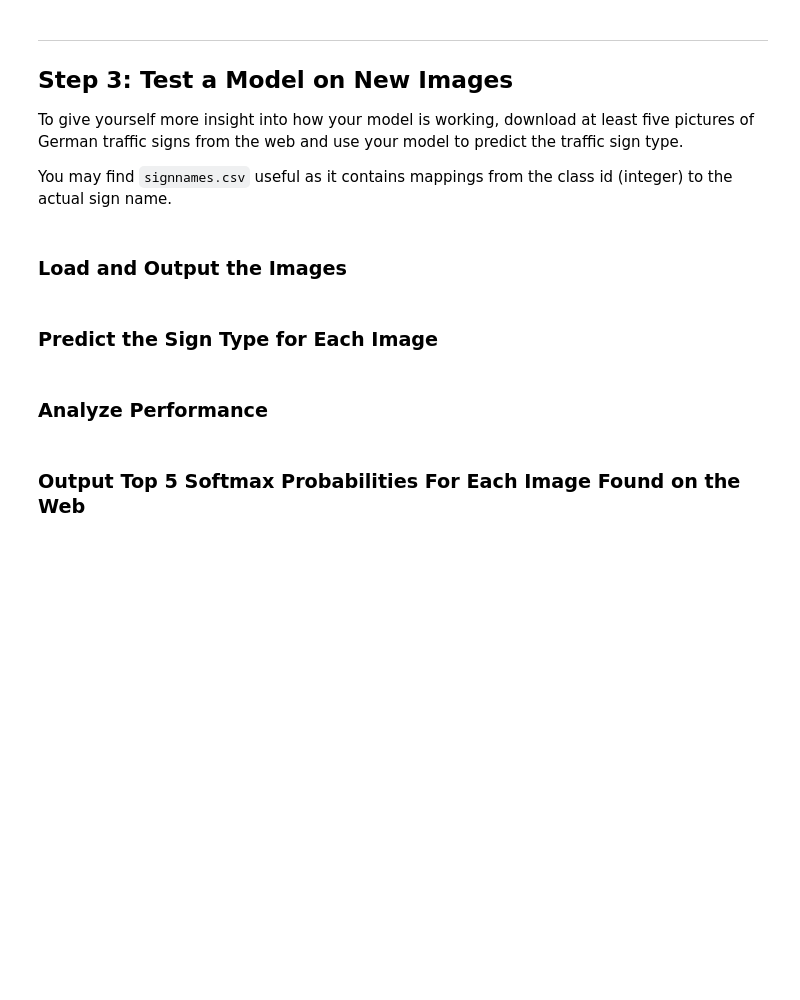
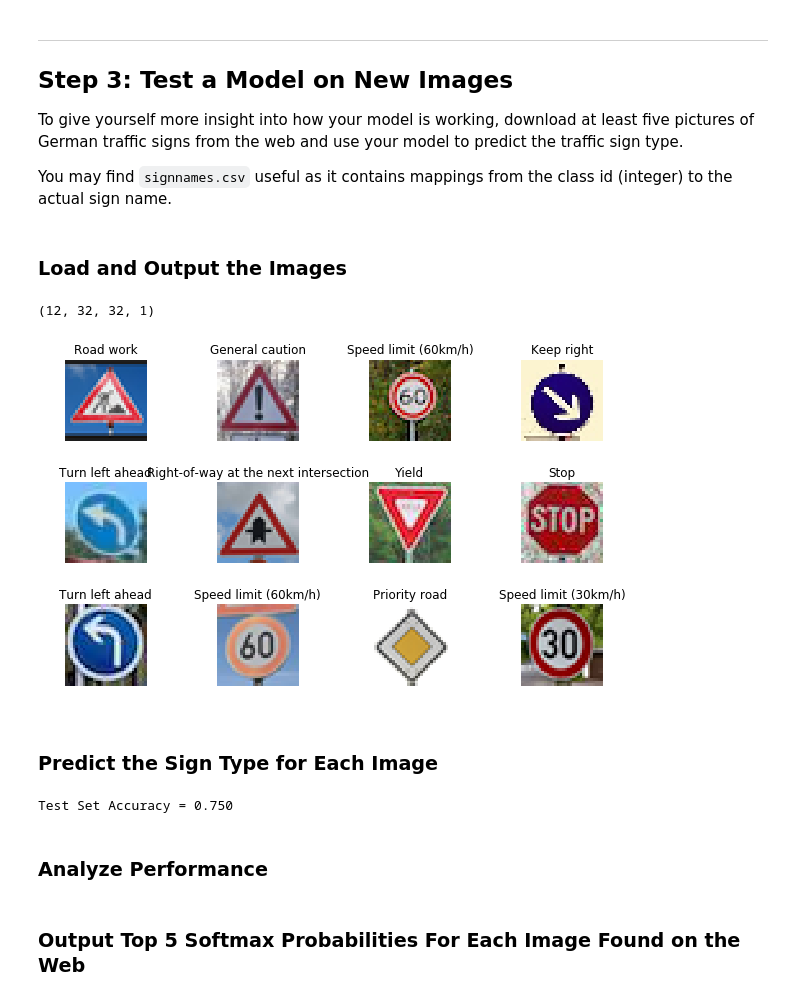
Before and after one commit to shank16/CarND-Traffic-Sign-Classifier-Project, a Jupyter notebook: Traffic_Sign_Classifier.ipynb, the cells around one changed output. Cells and saved outputs as stored; diff of their text form; code cells hidden in the pictures; blank space fills up the shorter version.

```diff
--- a/Traffic_Sign_Classifier.ipynb
+++ b/Traffic_Sign_Classifier.ipynb
@@ -334,7 +343,7 @@ def normalize_grayscale(image_data):
     return x_d
 
 # Iterates through grayscale for each image in the data
-def greyscale(data):
+def grayscale(data):
     gray_images = []
     for image in data:
         gray = cv2.cvtColor(image, cv2.COLOR_RGB2GRAY)
@@ -528,6 +544,8 @@ def LeNet(x):
 
     return logits
 # %%
+# Different structure with major modifications to previous one
+
 def LeNet2(x):
     # Arguments used for tf.truncated_normal, randomly defines variables for the weights and biases for each layer
     mu = 0
@@ -536,7 +554,7 @@ def LeNet2(x):
     # TODO: Layer 1: Convolutional. Input = 32x32x1. Output = 28x28x6.
     conv1_w = tf.Variable(tf.truncated_normal(shape=(5, 5, 1, 6), mean = mu, stddev = sigma))
     conv1_b = tf.Variable(tf.zeros(6))
-    conv1 = tf.nn.conv2d(x, conv1_w, strides=[1,1,1,1], padding='VALID') + conv1_b
+    conv1 = tf.nn.conv2d(x, conv1_w, strides=[1,1,1,1], padding='VALID', name='convolution1') + conv1_b
     print("layer 1 shape:",conv1.get_shape())
 
 
@@ -545,25 +563,25 @@ def LeNet2(x):
 
     # TODO: Pooling. Input = 28x28x6. Output = 14x14x6.
     ksize=[1,2,2,1]
-    conv1_pool = tf.nn.max_pool(conv1, ksize, strides=[1,2,2,1], padding='VALID')
+    conv1_pool = tf.nn.max_pool(conv1, ksize, strides=[1,2,2,1], padding='VALID',name='convolution2')
 
     # TODO: Layer 2: Convolutional. Output = 10x10x16.
     conv2_w = tf.Variable(tf.truncated_normal(shape=(5, 5, 6, 16), mean = mu, stddev = sigma))
     conv2_b = tf.Variable(tf.zeros(16))
-    conv2 = tf.nn.conv2d(conv1_pool, conv2_w, strides=[1,1,1,1], padding='VALID') + conv2_b
+    conv2 = tf.nn.conv2d(conv1_pool, conv2_w, strides=[1,1,1,1], padding='VALID', name='convolution3') + conv2_b
 
     # TODO: Activation.
     conv2 = tf.nn.relu(conv2)
 
     # TODO: Pooling. Input = 10x10x16. Output = 5x5x16.
     ksize2=[1,2,2,1]
-    conv2_p2= tf.nn.max_pool(conv2, ksize2, strides=[1,2,2,1], padding='VALID')
+    conv2_p2= tf.nn.max_pool(conv2, ksize2, strides=[1,2,2,1], padding='VALID',name='convolution4')
     conv2_p2a= conv2_p2
 
     #Layer 3:
     conv3_w = tf.Variable(tf.truncated_normal(shape=(5, 5, 16, 400), mean = mu, stddev = sigma))
     conv3_b = tf.Variable(tf.zeros(400))
-    conv3 = tf.nn.conv2d(conv2_p2, conv3_w, strides=[1,1,1,1], padding='VALID') + conv3_b
+    conv3 = tf.nn.conv2d(conv2_p2, conv3_w, strides=[1,1,1,1], padding='VALID', name='convolution5') + conv3_b
 
     # TODO: Activation.
     conv3 = tf.nn.relu(conv3)
@@ -612,9 +630,11 @@ print('done')
 # %% [output]
 done
 # %%
+#Define learning rate  , cross entropy optimizer and traning opration.
+
 learning_rate = 0.0009
 
-logits = LeNet(x)
+logits = LeNet2(x)
 cross_entropy = tf.nn.softmax_cross_entropy_with_logits(logits, one_hot_y)
 loss_operation = tf.reduce_mean(cross_entropy)
 optimizer = tf.train.AdamOptimizer(learning_rate)
@@ -692,8 +728,47 @@ You may find `signnames.csv` useful as it contains mappings from the class id (i
+# %%
+### Load the images and plot them here.
+### Feel free to use as many code cells as needed.
+
+import glob
+
+fig, ax = plt.subplots(3,4, figsize=(10,6 ))
+fig.subplots_adjust(hspace = .5, wspace=.5)
+ax = ax.ravel()
+new_labels = np.array([25, 18, 3, 38, 34, 11, 13, 14, 34, 3, 12,1])
+pics = []
+
+for i, img in enumerate(glob.glob('./add_pics/*sh.*')):
+    image = cv2.imread(img)
+    ax[i].axis('off')
+    ax[i].imshow(cv2.cvtColor(image, cv2.COLOR_BGR2RGB))
+    ax[i].set_title(name_values[new_labels[i]][1].decode('ascii'))
+    pics.append(image)
+
+images = np.asarray(pics)
+
+images_gr = grayscale(images)
+
+images_norm = normalize_grayscale(images_gr)
+
+images_n= images_norm[...,newaxis]
+print(images_n.shape)
+# %% [output]
+(12, 32, 32, 1)
+[figure, added]
 # %% [markdown]
 ### Predict the Sign Type for Each Image
 # %%
 ### Run the predictions here and use the model to output the prediction for each image.
 ### Make sure to pre-process the images with the same pre-processing pipeline used earlier.
 ### Feel free to use as many code cells as needed.
+
+with tf.Session() as sess:
+    sess.run(tf.global_variables_initializer())
+    saver3 = tf.train.import_meta_graph('./lenet.meta')
+    saver3.restore(sess, "./lenet")
+    my_accuracy = evaluate(images_n, new_labels)
+    print("Test Set Accuracy = {:.3f}".format(my_accuracy))
+# %% [output]
+Test Set Accuracy = 0.750
 # %% [markdown]
 ### Analyze Performance
```
Also changed, not shown: parts of 27 cells of this notebook, 6 other files.
